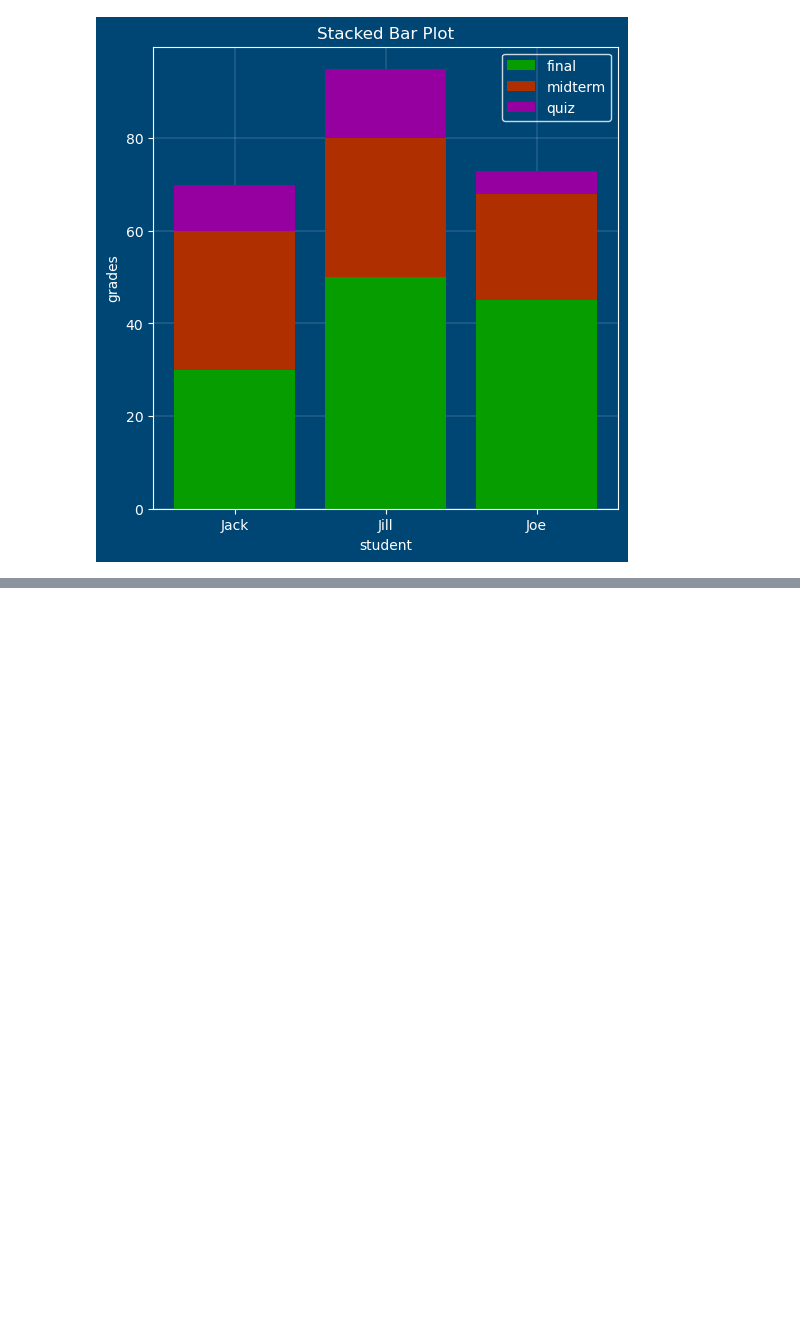
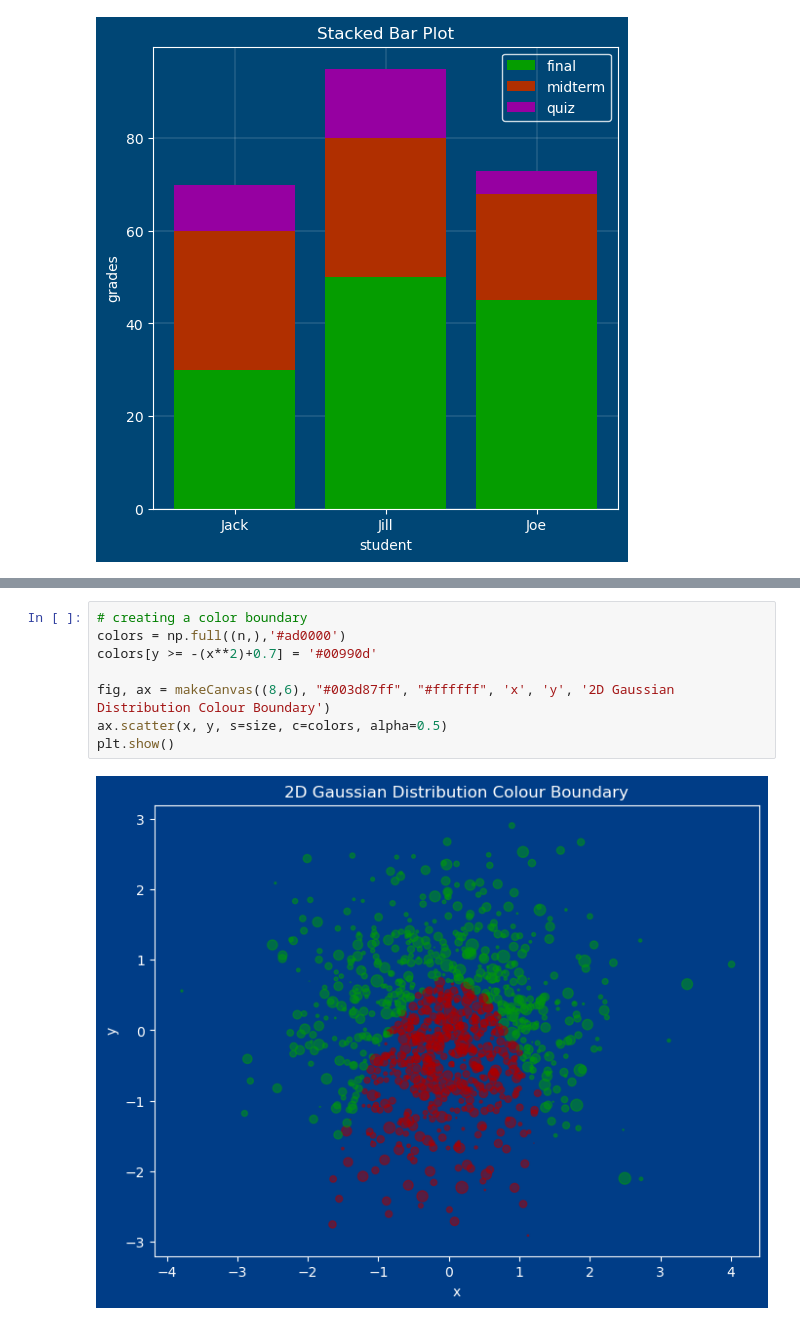
Before and after one commit to Syed-A-Naqvi/machine_learning, a Jupyter notebook: python_machine_learning/basics/plotting.ipynb, the cells around one changed output, grey strips where cells are left out. Cells and saved outputs as stored; diff of their text form; blank space fills up the shorter version.

```diff
--- a/python_machine_learning/basics/plotting.ipynb
+++ b/python_machine_learning/basics/plotting.ipynb
@@ -318,0 +355,10 @@ plt.show()
+# %%
+# creating a color boundary
+colors = np.full((n,),'#ad0000')
+colors[y >= -(x**2)+0.7] = '#00990d'
+
+fig, ax = makeCanvas((8,6), "#003d87ff", "#ffffff", 'x', 'y', '2D Gaussian Distribution Colour Boundary')
+ax.scatter(x, y, s=size, c=colors, alpha=0.5)
+plt.show()
+# %% [output]
+[figure, added]
```
Also changed, not shown: parts of 10 cells of this notebook.
